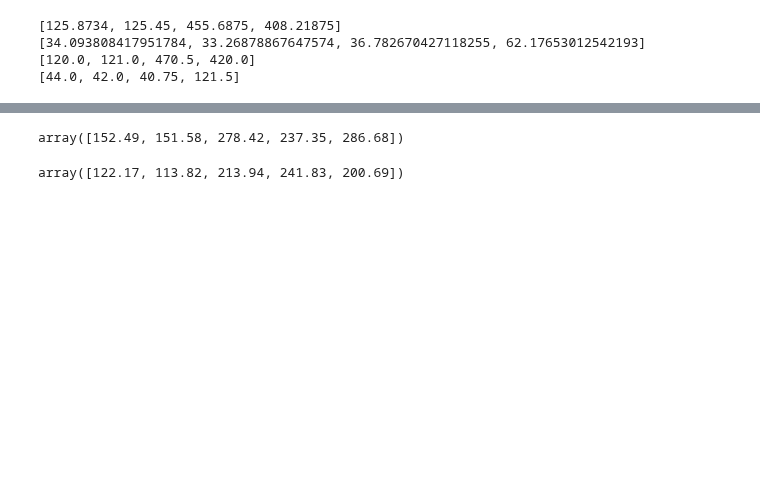
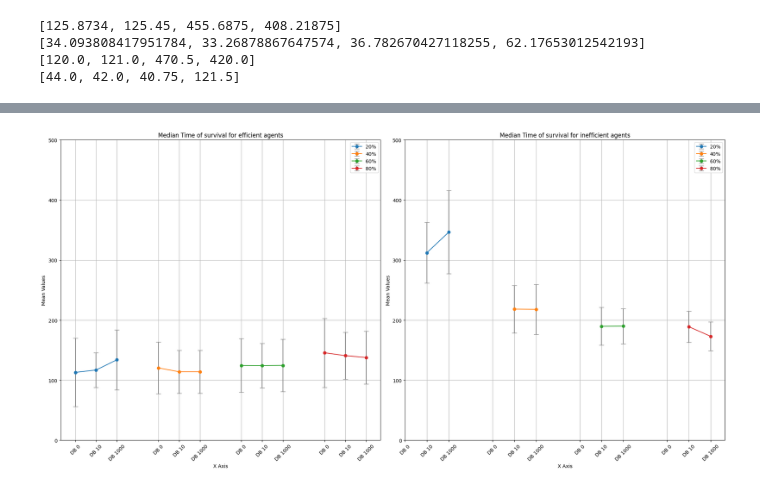
Before and after one commit to maymac00/MAEGG_IPPO, a Jupyter notebook: t2s.ipynb, the cells around one changed output, grey strips where cells are left out. Drawn from its saved outputs; the diff is of its cells as text; code cells hidden in the pictures; blank space fills up the shorter version.

```diff
--- a/t2s.ipynb
+++ b/t2s.ipynb
@@ -101,8 +105,14 @@ plt.show()
-# %%
-policies_t2s[0.4][1]
-# %% [output]
-array([152.49, 151.58, 278.42, 237.35, 286.68])
-# %%
-policies_t2s[0.4][10]
-# %% [output]
-array([122.17, 113.82, 213.94, 241.83, 200.69])
+# %%
+# Plot each group with error bars
+ax, fig = plt.subplots(1, 2 , figsize=(20, 10))
+plt.subplot(1, 2, 1)
+# Plot each group with different colors
+plot_errorbar(meds_eff, iqr_eff, title='Median Time of survival for efficient agents')
+
+plt.subplot(1, 2, 2)
+plot_errorbar(meds_ineff, iqr_ineff, title='Median Time of survival for inefficient agents')
+
+# Show the plot
+plt.show()
+# %% [output]
+[figure, added]
```
Also changed, not shown: parts of 5 cells of this notebook, 9 other files.
